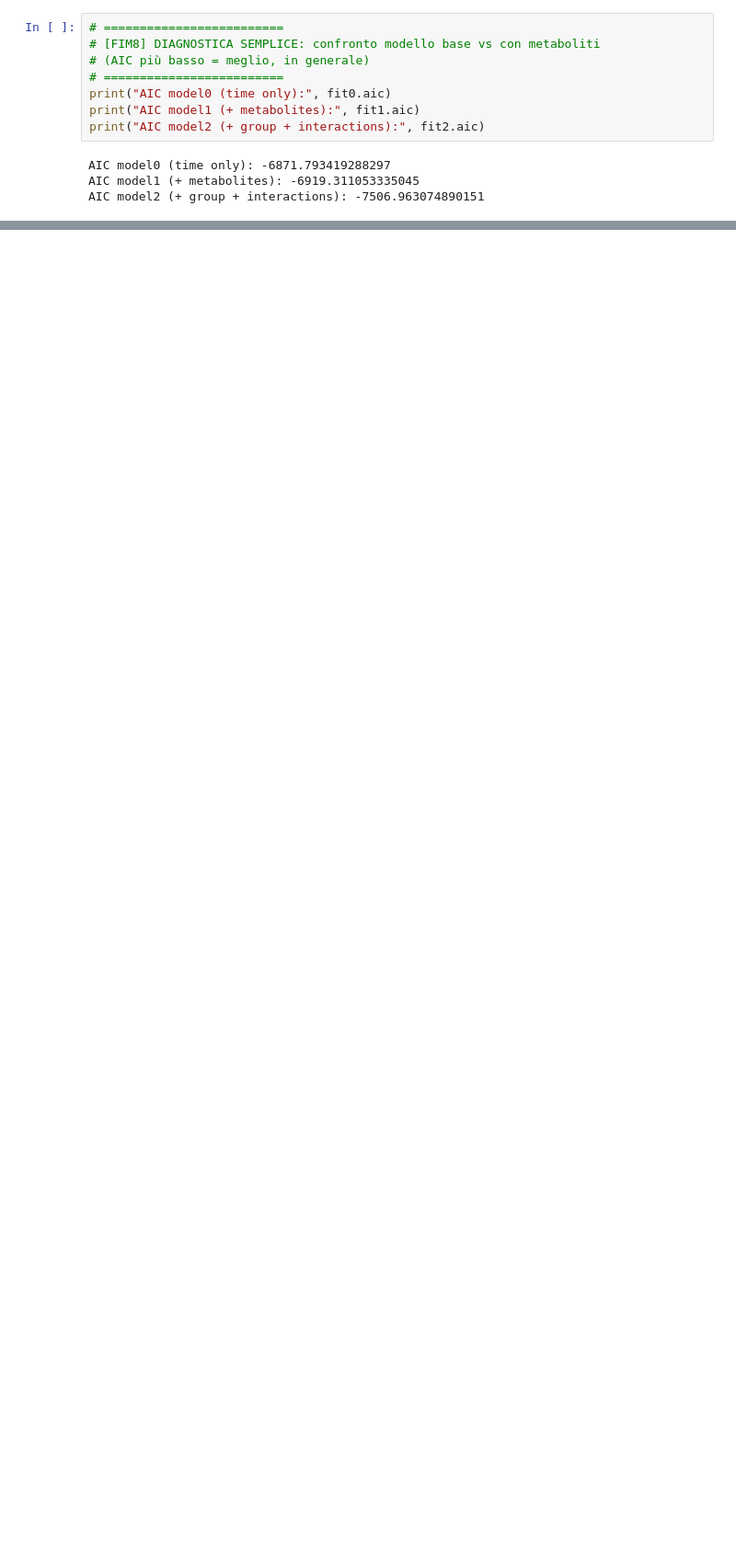
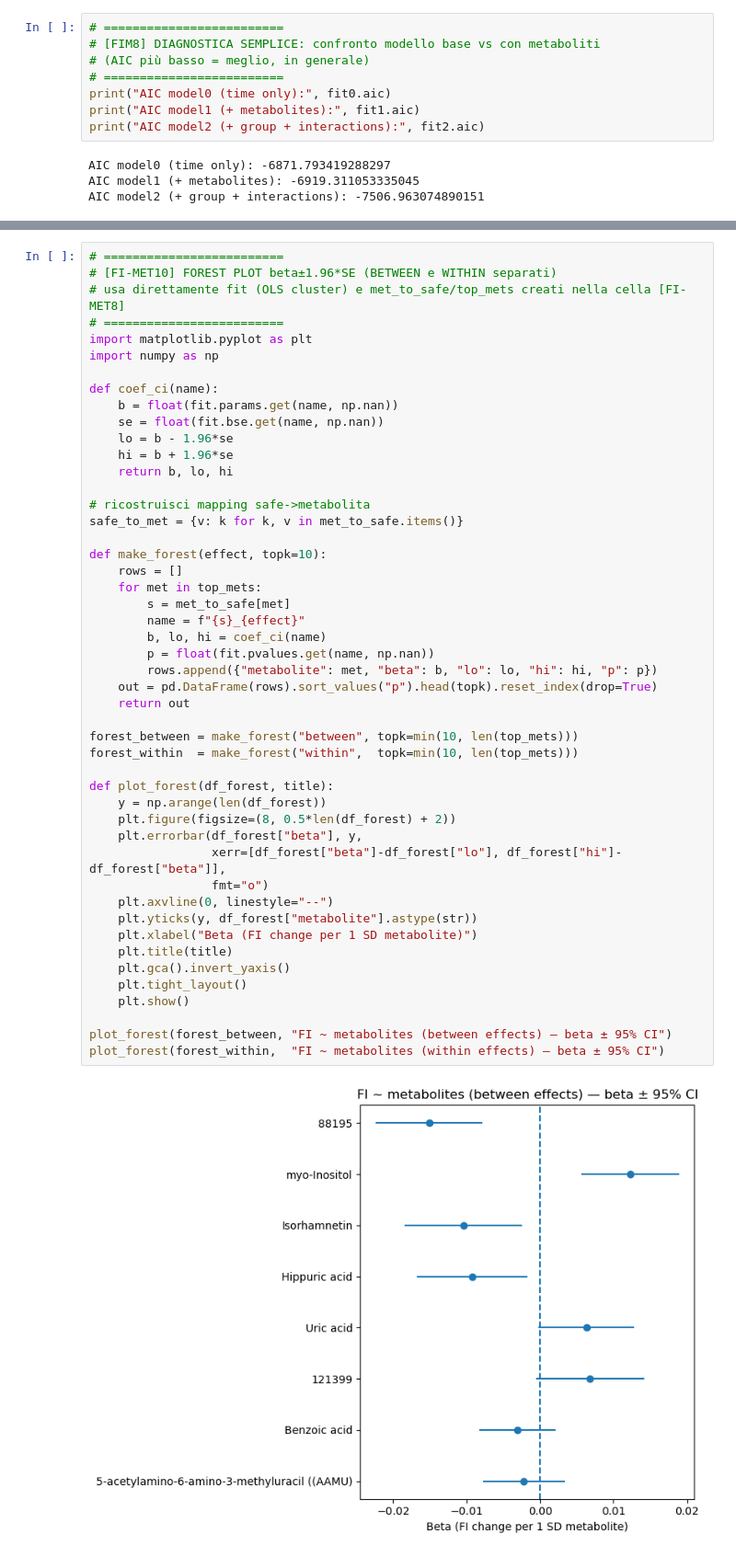
Before and after one commit to FilippoSaccomano/Thesis_Code, a Jupyter notebook: EDA_Cean_dataset.ipynb, the cells around one changed output, grey strips where cells are left out. Shown at 92% size. Cells and saved outputs as stored; diff of their text form; blank space fills up the shorter version.

```diff
--- a/EDA_Cean_dataset.ipynb
+++ b/EDA_Cean_dataset.ipynb
@@ -1361,0 +1167,50 @@ AIC model2 (+ group + interactions): -7506.963074890151
+# %%
+# =========================
+# [FI-MET10] FOREST PLOT beta±1.96*SE (BETWEEN e WITHIN separati)
+# usa direttamente fit (OLS cluster) e met_to_safe/top_mets creati nella cella [FI-MET8]
+# =========================
+import matplotlib.pyplot as plt
+import numpy as np
+
+def coef_ci(name):
+    b = float(fit.params.get(name, np.nan))
+    se = float(fit.bse.get(name, np.nan))
+    lo = b - 1.96*se
+    hi = b + 1.96*se
+    return b, lo, hi
+
+# ricostruisci mapping safe->metabolita
+safe_to_met = {v: k for k, v in met_to_safe.items()}
+
+def make_forest(effect, topk=10):
+    rows = []
+    for met in top_mets:
+        s = met_to_safe[met]
+        name = f"{s}_{effect}"
+        b, lo, hi = coef_ci(name)
+        p = float(fit.pvalues.get(name, np.nan))
+        rows.append({"metabolite": met, "beta": b, "lo": lo, "hi": hi, "p": p})
+    out = pd.DataFrame(rows).sort_values("p").head(topk).reset_index(drop=True)
+    return out
+
+forest_between = make_forest("between", topk=min(10, len(top_mets)))
+forest_within  = make_forest("within",  topk=min(10, len(top_mets)))
+
+def plot_forest(df_forest, title):
+    y = np.arange(len(df_forest))
+    plt.figure(figsize=(8, 0.5*len(df_forest) + 2))
+    plt.errorbar(df_forest["beta"], y,
+                 xerr=[df_forest["beta"]-df_forest["lo"], df_forest["hi"]-df_forest["beta"]],
+                 fmt="o")
+    plt.axvline(0, linestyle="--")
+    plt.yticks(y, df_forest["metabolite"].astype(str))
+    plt.xlabel("Beta (FI change per 1 SD metabolite)")
+    plt.title(title)
+    plt.gca().invert_yaxis()
+    plt.tight_layout()
+    plt.show()
+
+plot_forest(forest_between, "FI ~ metabolites (between effects) — beta ± 95% CI")
+plot_forest(forest_within,  "FI ~ metabolites (within effects) — beta ± 95% CI")
+# %% [output]
+[figure, added]
```
Also changed, not shown: parts of 18 cells of this notebook.
